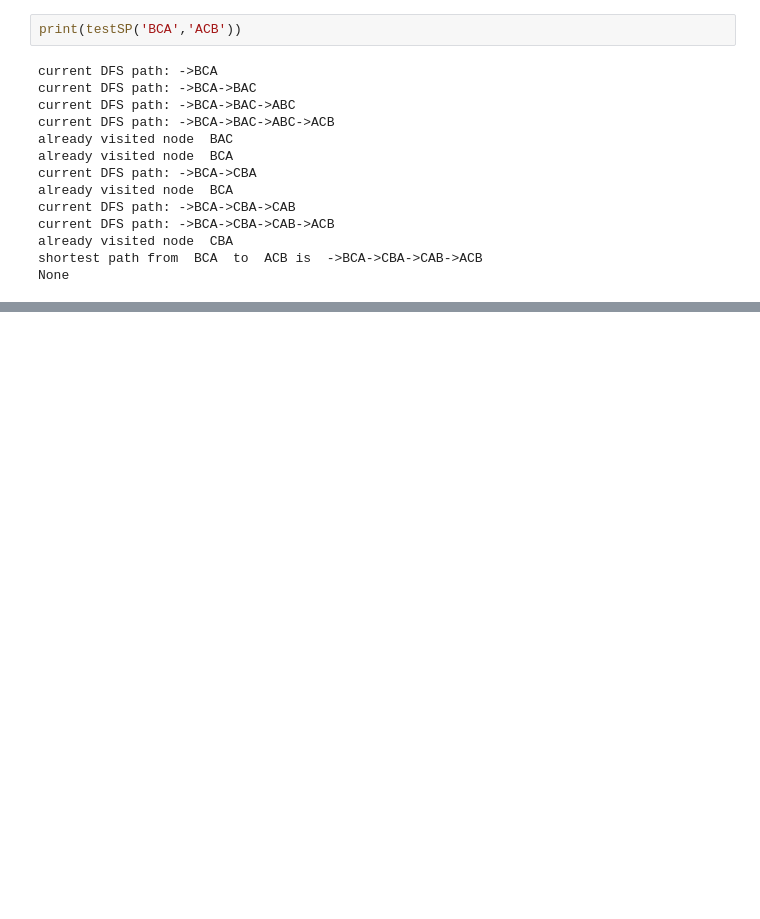
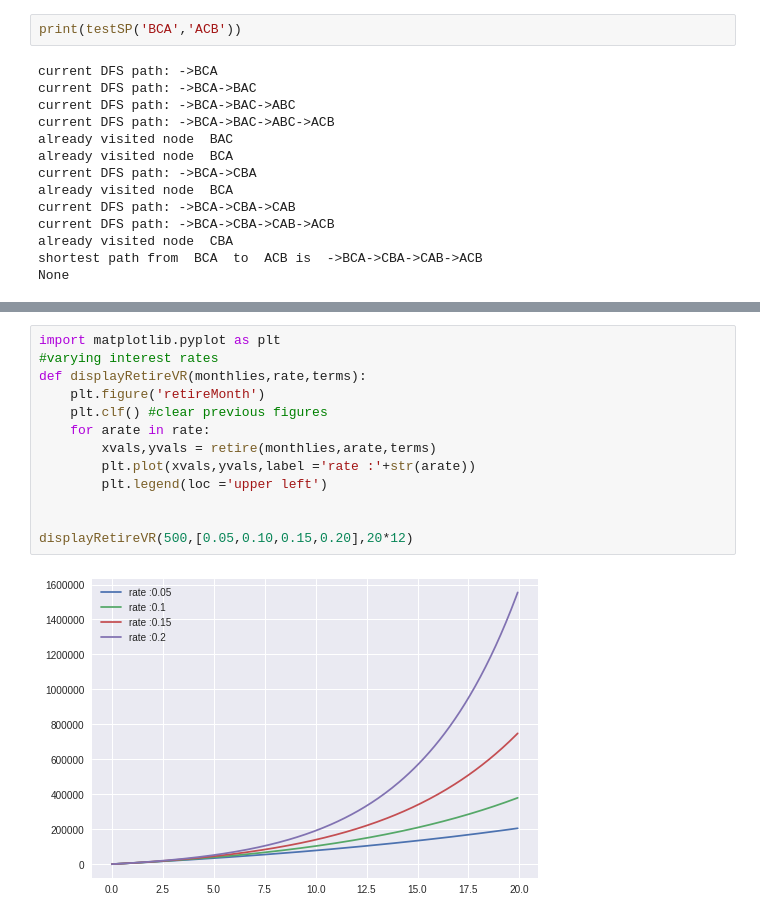
Before and after one commit to rainu1729/data-analysis, a Jupyter notebook: EDXcourse600_2x.ipynb, the cells around one changed output, grey strips where cells are left out. Saved outputs shown, nothing was run; the diff lists cells and outputs as text; blank space fills up the shorter version.

```diff
--- a/EDXcourse600_2x.ipynb
+++ b/EDXcourse600_2x.ipynb
@@ -385,0 +418,15 @@ None
+# %%
+import matplotlib.pyplot as plt
+#varying interest rates
+def displayRetireVR(monthlies,rate,terms):
+    plt.figure('retireMonth')
+    plt.clf() #clear previous figures
+    for arate in rate:
+        xvals,yvals = retire(monthlies,arate,terms)
+        plt.plot(xvals,yvals,label ='rate :'+str(arate))
+        plt.legend(loc ='upper left')
+
+
+displayRetireVR(500,[0.05,0.10,0.15,0.20],20*12)
+# %% [output]
+[figure, added]
```
Also changed, not shown: parts of 4 cells of this notebook.
